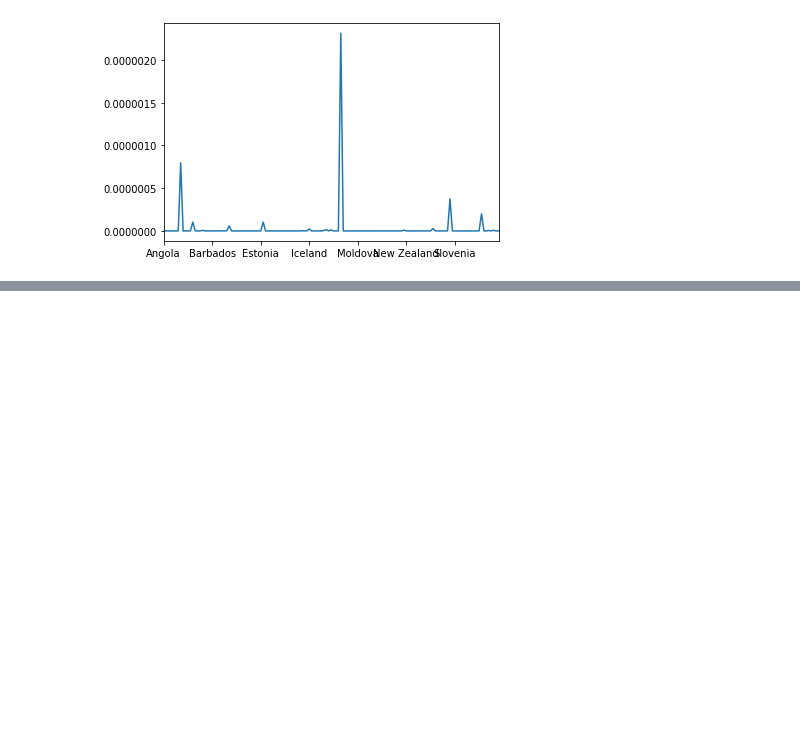
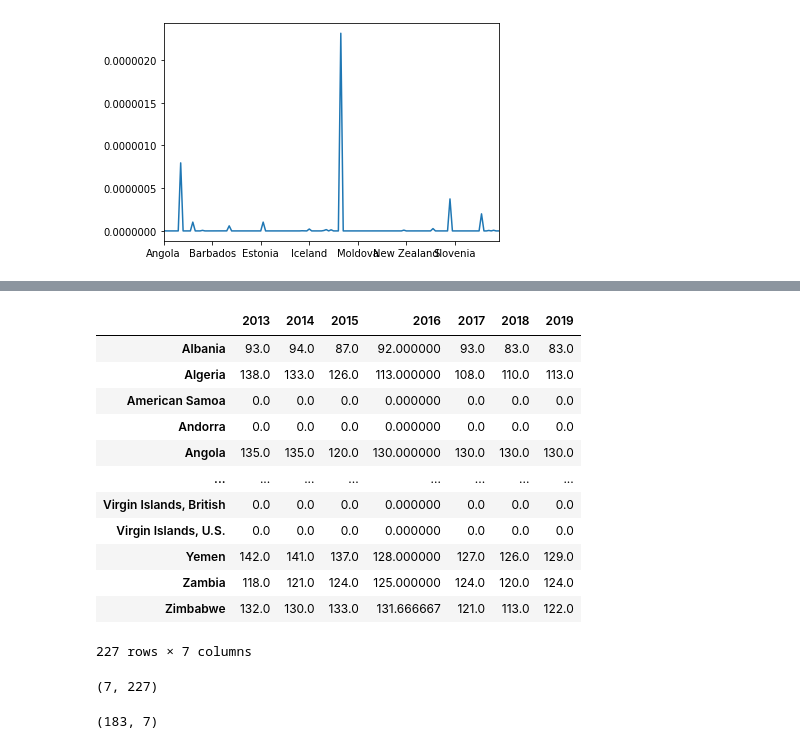
Before and after one commit to DSerpuhovitin/netology_pyda, a Jupyter notebook: Degee_project_ML/Degree_ML_res2.ipynb, the cells around one changed output, grey strips where cells are left out. Drawn from its saved outputs; the diff is of its cells as text; code cells hidden in the pictures; blank space fills up the shorter version.

```diff
--- a/Degee_project_ML/Degree_ML_res2.ipynb
+++ b/Degee_project_ML/Degree_ML_res2.ipynb
@@ -689,0 +723,20 @@ ttest_int_fe.loc['pvalue'].drop('Sudan').plot()
+# %%
+# подготовка датасета GNI и GII
+gni_kl = gni_wb.astype('float')
+gii_kl = gii.iloc[:7].astype('float')
+# %%
+gii_kl.T
+# %% [output]
+|  | 2013 | 2014 | 2015 | 2016 | 2017 | 2018 | 2019 |
+| Albania | 93.0 | 94.0 | 87.0 | 92.000000 | 93.0 | 83.0 | 83.0 |
+| Algeria | 138.0 | 133.0 | 126.0 | 113.000000 | 108.0 | 110.0 | 113.0 |
+| American Samoa | 0.0 | 0.0 | 0.0 | 0.000000 | 0.0 | 0.0 | 0.0 |
+| Andorra | 0.0 | 0.0 | 0.0 | 0.000000 | 0.0 | 0.0 | 0.0 |
+| Angola | 135.0 | 135.0 | 120.0 | 130.000000 | 130.0 | 130.0 | 130.0 |
+| ... | ... | ... | ... | ... | ... | ... | ... |
+| Virgin Islands, British | 0.0 | 0.0 | 0.0 | 0.000000 | 0.0 | 0.0 | 0.0 |
+| Virgin Islands, U.S. | 0.0 | 0.0 | 0.0 | 0.000000 | 0.0 | 0.0 | 0.0 |
+| Yemen | 142.0 | 141.0 | 137.0 | 128.000000 | 127.0 | 126.0 | 129.0 |
+| Zambia | 118.0 | 121.0 | 124.0 | 125.000000 | 124.0 | 120.0 | 124.0 |
+| Zimbabwe | 132.0 | 130.0 | 133.0 | 131.666667 | 121.0 | 113.0 | 122.0 |
+227 rows × 7 columns
@@ -689,0 +750,4 @@ ttest_int_fe.loc['pvalue'].drop('Sudan').plot()
+# %%
+gii_sc.shape
+# %% [output]
+(7, 227)
@@ -689,0 +758,4 @@ ttest_int_fe.loc['pvalue'].drop('Sudan').plot()
+# %%
+gni_sc.T.shape
+# %% [output]
+(183, 7)
```
Also changed, not shown: parts of 39 cells of this notebook.
